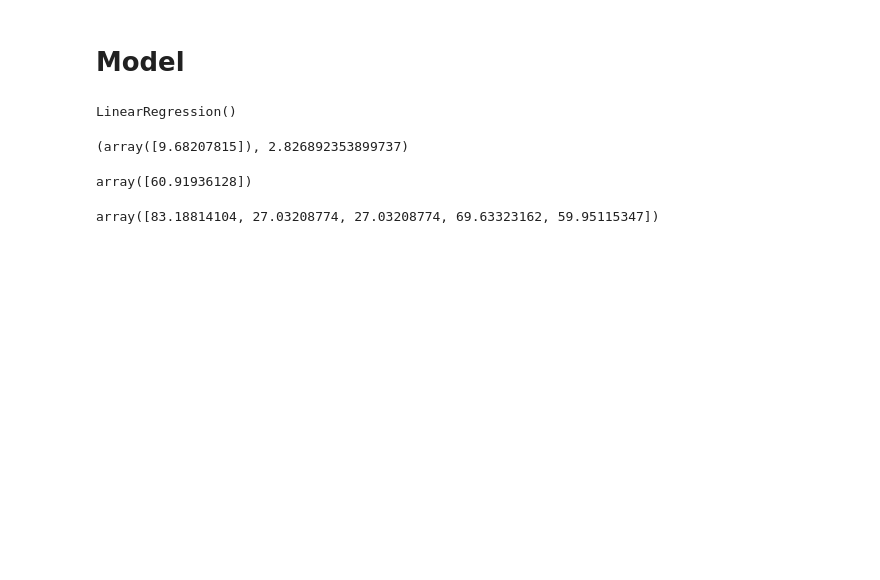
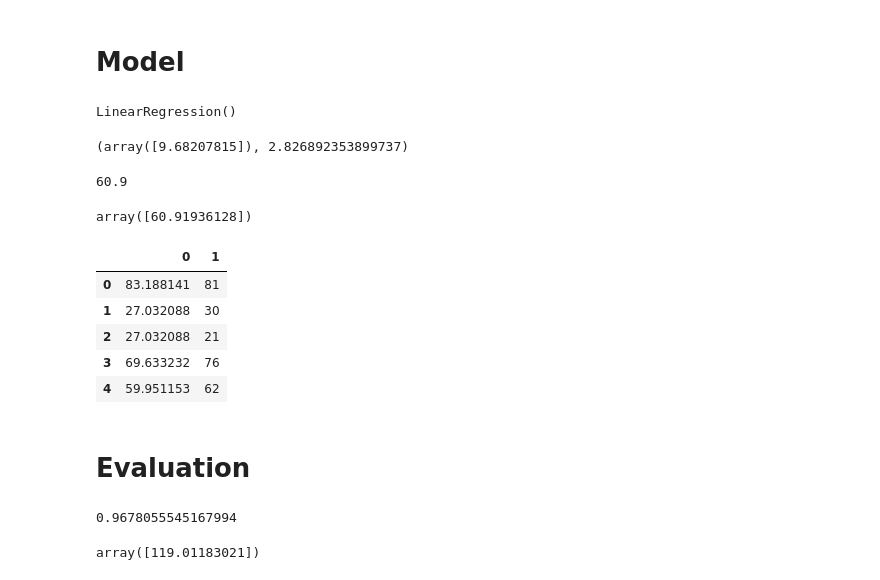
Before and after one commit to neelakandanoj/Python, a Jupyter notebook: MachineLearniing/LinearRegresson/LR.ipynb, the cells around one changed output. Cells and saved outputs as stored; diff of their text form; code cells hidden in the pictures; blank space fills up the shorter version.

```diff
--- a/MachineLearniing/LinearRegresson/LR.ipynb
+++ b/MachineLearniing/LinearRegresson/LR.ipynb
@@ -135,11 +135,36 @@ LinearRegression()
 lr_model.coef_,lr_model.intercept_
 # %% [output]
 (array([9.68207815]), 2.826892353899737)
+# %%
+#y=mx+c
+predcted_score=9.68*6+2.82
+predcted_score
+# %% [output]
+60.9
 # %%
 lr_model.predict([[6]])
 # %% [output]
 array([60.91936128])
-# %%
-lr_model.predict(x_test)
-# %% [output]
-array([83.18814104, 27.03208774, 27.03208774, 69.63323162, 59.95115347])
+# %%
+pd.DataFrame(zip(lr_model.predict(x_test),y_test))
+# %% [output]
+|  | 0 | 1 |
+| 0 | 83.188141 | 81 |
+| 1 | 27.032088 | 30 |
+| 2 | 27.032088 | 21 |
+| 3 | 69.633232 | 76 |
+| 4 | 59.951153 | 62 |
+# %% [markdown]
+# **Evaluation**
+# %%
+from sklearn.metrics import r2_score
+y_pred=lr_model.predict(x_test)
+r2_score(y_test,y_pred)
+# %% [output]
+0.9678055545167994
+# %%
+# perils of extrapolation
+# Max_hours study is 9.1 hours if put more than then it is perils of extrapolation
+lr_model.predict([[12]])
+# %% [output]
+array([119.01183021])
```
Also changed, not shown: 3 other files.
